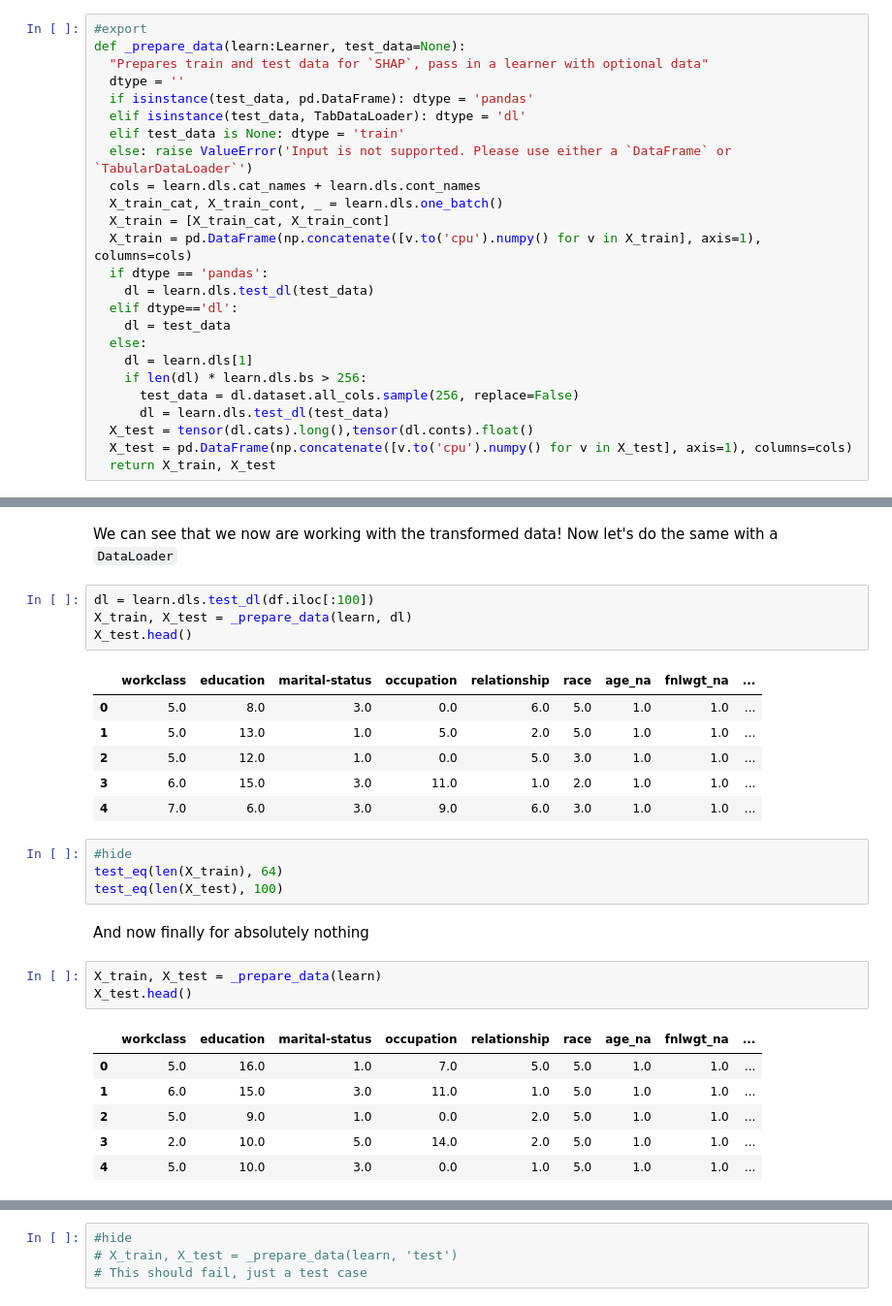
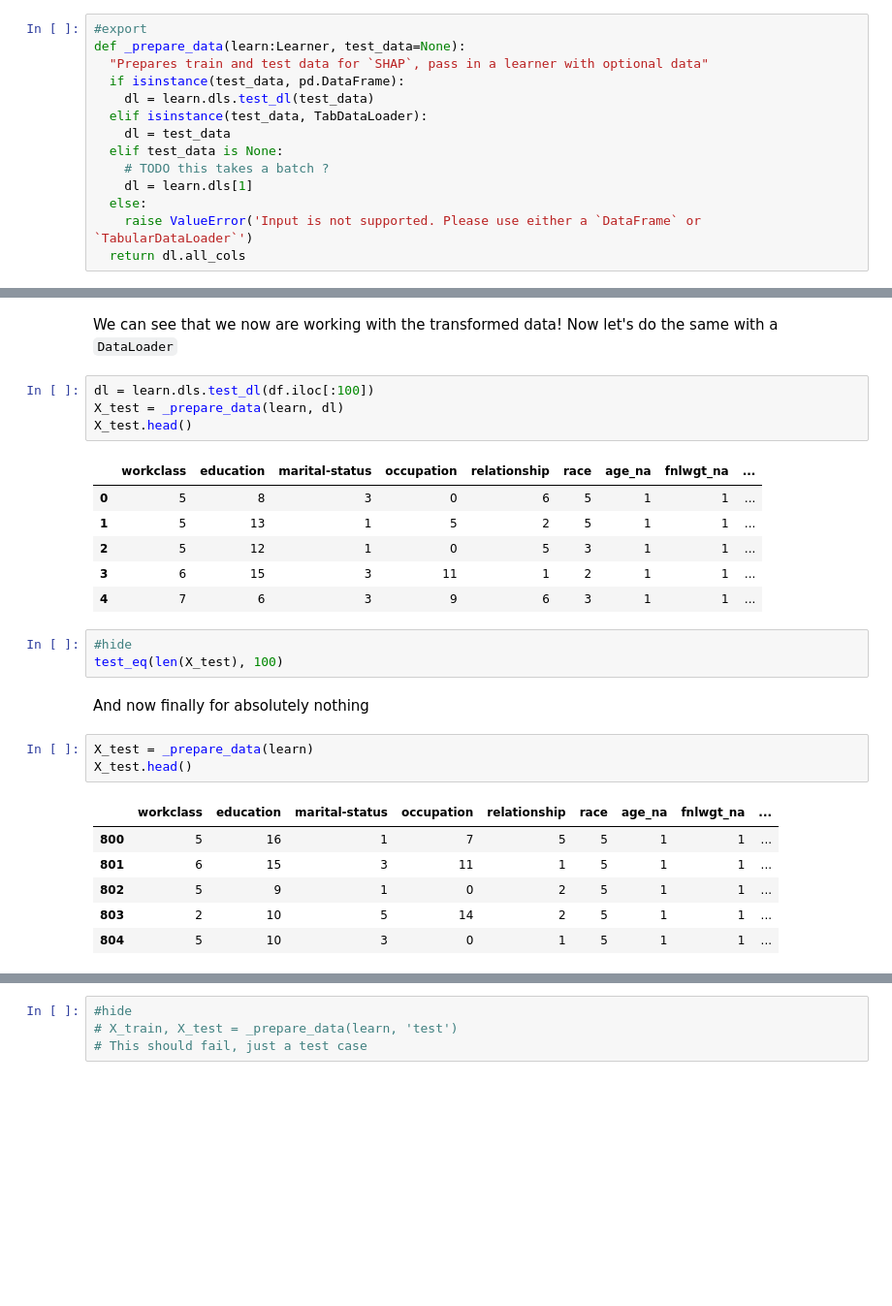
Before and after one commit to nestordemeure/fastshap, a Jupyter notebook: nbs/00_core.ipynb, the cells around one changed output, grey strips where cells are left out. Shown: that part at 97% size. Cells and saved outputs as stored; diff of their text form; blank space fills up the shorter version.

```diff
--- a/nbs/00_core.ipynb
+++ b/nbs/00_core.ipynb
@@ -45,27 +45,16 @@ learn.fit(1, 1e-2)
 #export
 def _prepare_data(learn:Learner, test_data=None):
   "Prepares train and test data for `SHAP`, pass in a learner with optional data"
-  dtype = ''
-  if isinstance(test_data, pd.DataFrame): dtype = 'pandas'
-  elif isinstance(test_data, TabDataLoader): dtype = 'dl'
-  elif test_data is None: dtype = 'train'
-  else: raise ValueError('Input is not supported. Please use either a `DataFrame` or `TabularDataLoader`')
-  cols = learn.dls.cat_names + learn.dls.cont_names
-  X_train_cat, X_train_cont, _ = learn.dls.one_batch()
-  X_train = [X_train_cat, X_train_cont]
-  X_train = pd.DataFrame(np.concatenate([v.to('cpu').numpy() for v in X_train], axis=1), columns=cols)
-  if dtype == 'pandas':
+  if isinstance(test_data, pd.DataFrame):
     dl = learn.dls.test_dl(test_data)
-  elif dtype=='dl':
+  elif isinstance(test_data, TabDataLoader):
     dl = test_data
+  elif test_data is None:
+    # TODO this takes a batch ?
+    dl = learn.dls[1]
   else:
-    dl = learn.dls[1]
-    if len(dl) * learn.dls.bs > 256:
-      test_data = dl.dataset.all_cols.sample(256, replace=False)
-      dl = learn.dls.test_dl(test_data)
-  X_test = tensor(dl.cats).long(),tensor(dl.conts).float()
-  X_test = pd.DataFrame(np.concatenate([v.to('cpu').numpy() for v in X_test], axis=1), columns=cols)
-  return X_train, X_test
+    raise ValueError('Input is not supported. Please use either a `DataFrame` or `TabularDataLoader`')
+  return dl.all_cols
 # %% [markdown]
 First, an example with a `DataFrame`
 # %%
@@ -86,30 +74,29 @@ test_eq(len(X_test), 100)
 We can see that we now are working with the transformed data! Now let's do the same with a `DataLoader`
 # %%
 dl = learn.dls.test_dl(df.iloc[:100])
-X_train, X_test = _prepare_data(learn, dl)
+X_test = _prepare_data(learn, dl)
 X_test.head()
 # %% [output]
 |  | workclass | education | marital-status | occupation | relationship | race | age_na | fnlwgt_na | ... |
-| 0 | 5.0 | 8.0 | 3.0 | 0.0 | 6.0 | 5.0 | 1.0 | 1.0 | ... |
-| 1 | 5.0 | 13.0 | 1.0 | 5.0 | 2.0 | 5.0 | 1.0 | 1.0 | ... |
-| 2 | 5.0 | 12.0 | 1.0 | 0.0 | 5.0 | 3.0 | 1.0 | 1.0 | ... |
-| 3 | 6.0 | 15.0 | 3.0 | 11.0 | 1.0 | 2.0 | 1.0 | 1.0 | ... |
-| 4 | 7.0 | 6.0 | 3.0 | 9.0 | 6.0 | 3.0 | 1.0 | 1.0 | ... |
+| 0 | 5 | 8 | 3 | 0 | 6 | 5 | 1 | 1 | ... |
+| 1 | 5 | 13 | 1 | 5 | 2 | 5 | 1 | 1 | ... |
+| 2 | 5 | 12 | 1 | 0 | 5 | 3 | 1 | 1 | ... |
+| 3 | 6 | 15 | 3 | 11 | 1 | 2 | 1 | 1 | ... |
+| 4 | 7 | 6 | 3 | 9 | 6 | 3 | 1 | 1 | ... |
 # %%
 #hide
-test_eq(len(X_train), 64)
 test_eq(len(X_test), 100)
 # %% [markdown]
 And now finally for absolutely nothing
 # %%
-X_train, X_test = _prepare_data(learn)
+X_test = _prepare_data(learn)
 X_test.head()
 # %% [output]
 |  | workclass | education | marital-status | occupation | relationship | race | age_na | fnlwgt_na | ... |
-| 0 | 5.0 | 16.0 | 1.0 | 7.0 | 5.0 | 5.0 | 1.0 | 1.0 | ... |
-| 1 | 6.0 | 15.0 | 3.0 | 11.0 | 1.0 | 5.0 | 1.0 | 1.0 | ... |
-| 2 | 5.0 | 9.0 | 1.0 | 0.0 | 2.0 | 5.0 | 1.0 | 1.0 | ... |
-| 3 | 2.0 | 10.0 | 5.0 | 14.0 | 2.0 | 5.0 | 1.0 | 1.0 | ... |
-| 4 | 5.0 | 10.0 | 3.0 | 0.0 | 1.0 | 5.0 | 1.0 | 1.0 | ... |
+| 800 | 5 | 16 | 1 | 7 | 5 | 5 | 1 | 1 | ... |
+| 801 | 6 | 15 | 3 | 11 | 1 | 5 | 1 | 1 | ... |
+| 802 | 5 | 9 | 1 | 0 | 2 | 5 | 1 | 1 | ... |
+| 803 | 2 | 10 | 5 | 14 | 2 | 5 | 1 | 1 | ... |
+| 804 | 5 | 10 | 3 | 0 | 1 | 5 | 1 | 1 | ... |
 # %%
 #hide
```
Also changed, not shown: parts of 4 cells of this notebook, 6 other files.
